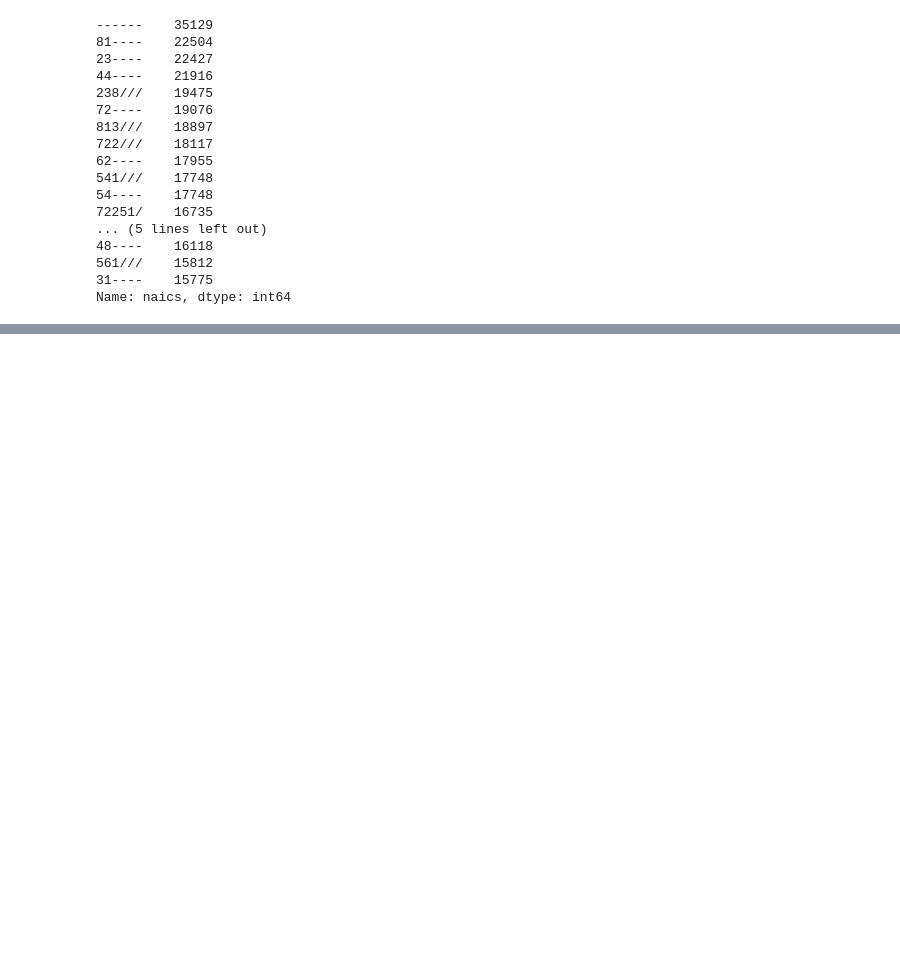
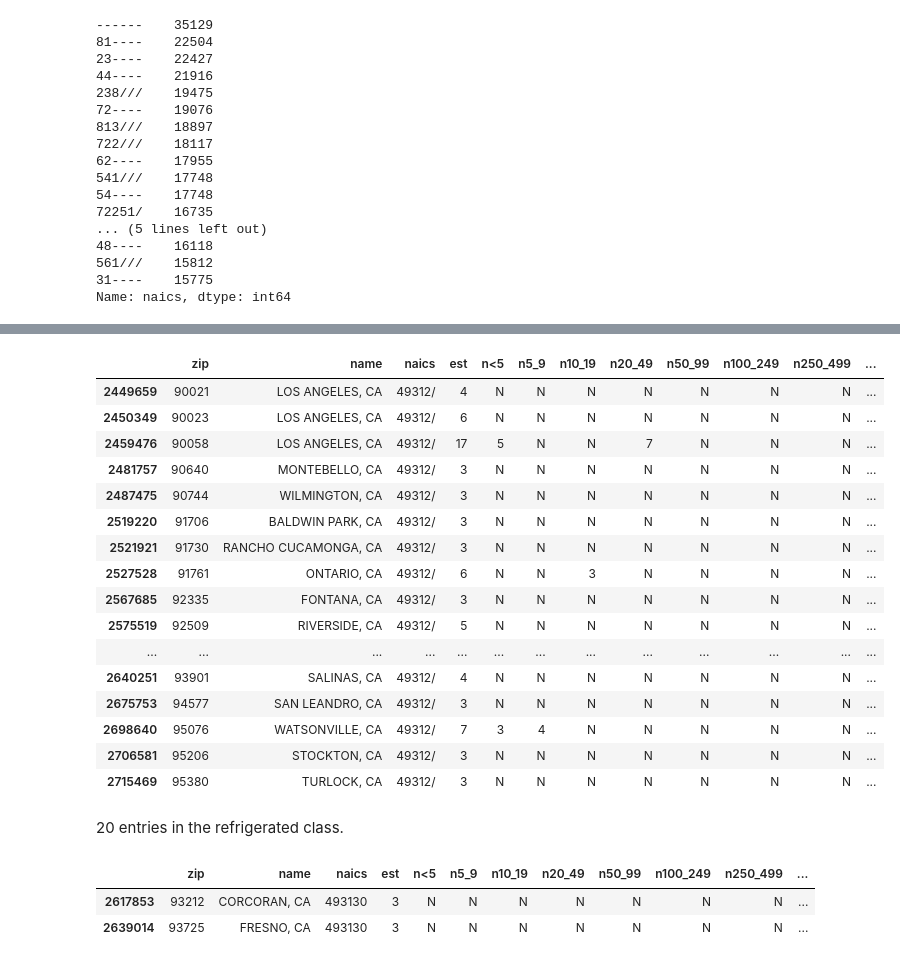
Before and after one commit to gigi-codes/warehouse_density, a Jupyter notebook: David/4_summarizingZipsandWarehouses.ipynb, the cells around one changed output, grey strips where cells are left out. Cells and saved outputs as stored; diff of their text form; code cells hidden in the pictures; blank space fills up the shorter version.

Commit message:
progress with zip/warehouse counting

```diff
--- a/David/4_summarizingZipsandWarehouses.ipynb
+++ b/David/4_summarizingZipsandWarehouses.ipynb
@@ -116,0 +158,6 @@ pwd
+# %%
+#there are almost 300000 observations from california in zbp19.
+
+#make a table of bools to mask the non-calis
+zbp19_cali_truths = zbp19['zip'].apply(lambda zip_code: str(zip_code) in all_cali_zips)
+zbp19_cali_truths.sum()
@@ -116,0 +166,4 @@ pwd
+# %%
+#mask the non-calis with that truth table.
+zbp19_cali = zbp19[zbp19_cali_truths]
+zbp19_cali
@@ -116,0 +239,12 @@ pwd
+# %%
+#make a dict for converting warehouse types to codes.
+warehouse_dict = {
+    'warehouses':'493///',
+    'gen/':'49311/',
+    'gen':'493110',
+    'cold':'49312/',
+    'farm/':'49313/',
+    'farm':'493130',
+    'other/':'49319/',
+    'other':'493190'
+}
@@ -116,0 +280,3 @@ pwd
+# %%
+df1 = zbp19_cali[zbp19_cali['naics'] == warehouse_dict['cold']]
+df1.info()
@@ -116,0 +301,28 @@ pwd
+# %%
+df1
+# %% [output]
+|  | zip | name | naics | est | n<5 | n5_9 | n10_19 | n20_49 | n50_99 | n100_249 | n250_499 | ... |
+| 2449659 | 90021 | LOS ANGELES, CA | 49312/ | 4 | N | N | N | N | N | N | N | ... |
+| 2450349 | 90023 | LOS ANGELES, CA | 49312/ | 6 | N | N | N | N | N | N | N | ... |
+| 2459476 | 90058 | LOS ANGELES, CA | 49312/ | 17 | 5 | N | N | 7 | N | N | N | ... |
+| 2481757 | 90640 | MONTEBELLO, CA | 49312/ | 3 | N | N | N | N | N | N | N | ... |
+| 2487475 | 90744 | WILMINGTON, CA | 49312/ | 3 | N | N | N | N | N | N | N | ... |
+| 2519220 | 91706 | BALDWIN PARK, CA | 49312/ | 3 | N | N | N | N | N | N | N | ... |
+| 2521921 | 91730 | RANCHO CUCAMONGA, CA | 49312/ | 3 | N | N | N | N | N | N | N | ... |
+| 2527528 | 91761 | ONTARIO, CA | 49312/ | 6 | N | N | 3 | N | N | N | N | ... |
+| 2567685 | 92335 | FONTANA, CA | 49312/ | 3 | N | N | N | N | N | N | N | ... |
+| 2575519 | 92509 | RIVERSIDE, CA | 49312/ | 5 | N | N | N | N | N | N | N | ... |
+| ... | ... | ... | ... | ... | ... | ... | ... | ... | ... | ... | ... | ... |
+| 2640251 | 93901 | SALINAS, CA | 49312/ | 4 | N | N | N | N | N | N | N | ... |
+| 2675753 | 94577 | SAN LEANDRO, CA | 49312/ | 3 | N | N | N | N | N | N | N | ... |
+| 2698640 | 95076 | WATSONVILLE, CA | 49312/ | 7 | 3 | 4 | N | N | N | N | N | ... |
+| 2706581 | 95206 | STOCKTON, CA | 49312/ | 3 | N | N | N | N | N | N | N | ... |
+| 2715469 | 95380 | TURLOCK, CA | 49312/ | 3 | N | N | N | N | N | N | N | ... |
+# %% [markdown]
+20 entries in the refrigerated class.
+# %%
+zbp19_cali[zbp19_cali['naics'] == warehouse_dict['farm']]
+# %% [output]
+|  | zip | name | naics | est | n<5 | n5_9 | n10_19 | n20_49 | n50_99 | n100_249 | n250_499 | ... |
+| 2617853 | 93212 | CORCORAN, CA | 493130 | 3 | N | N | N | N | N | N | N | ... |
+| 2639014 | 93725 | FRESNO, CA | 493130 | 3 | N | N | N | N | N | N | N | ... |
```
Also changed, not shown: parts of 38 cells of this notebook, 5 other files.
